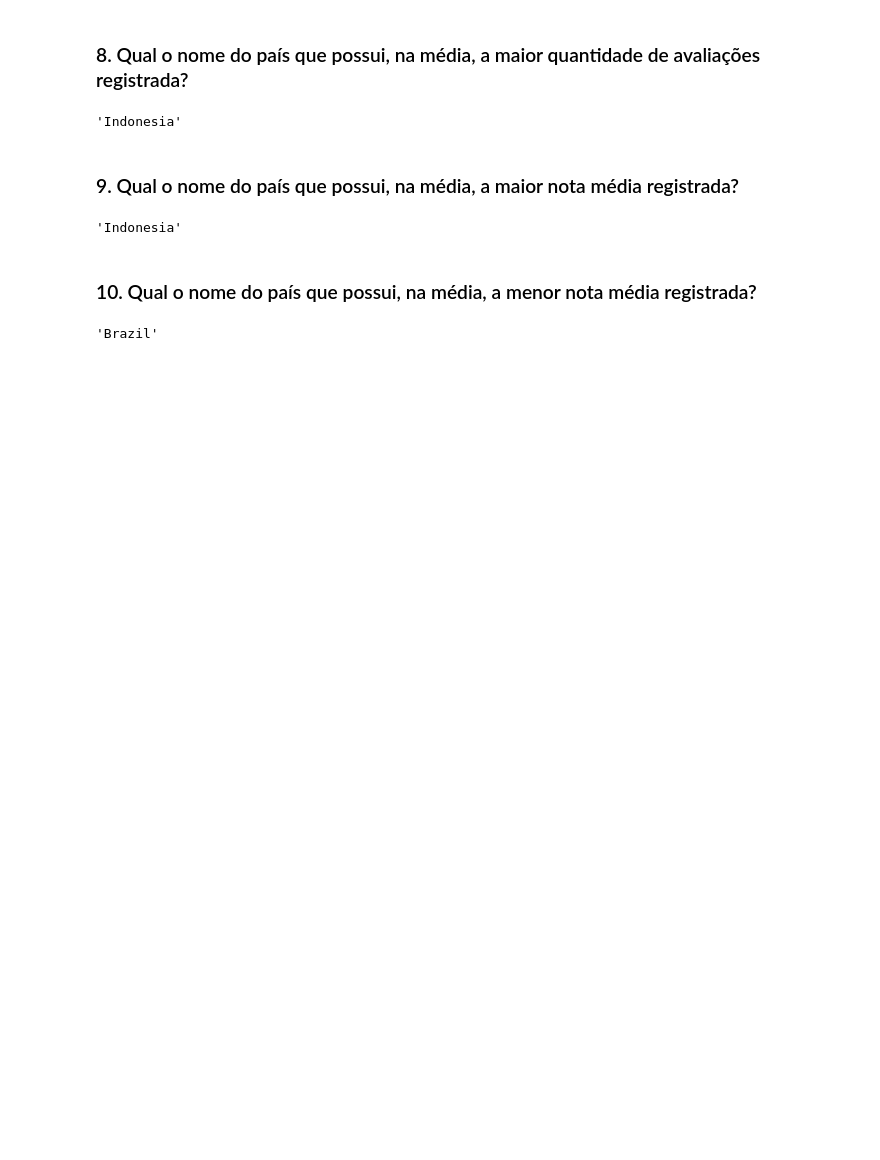
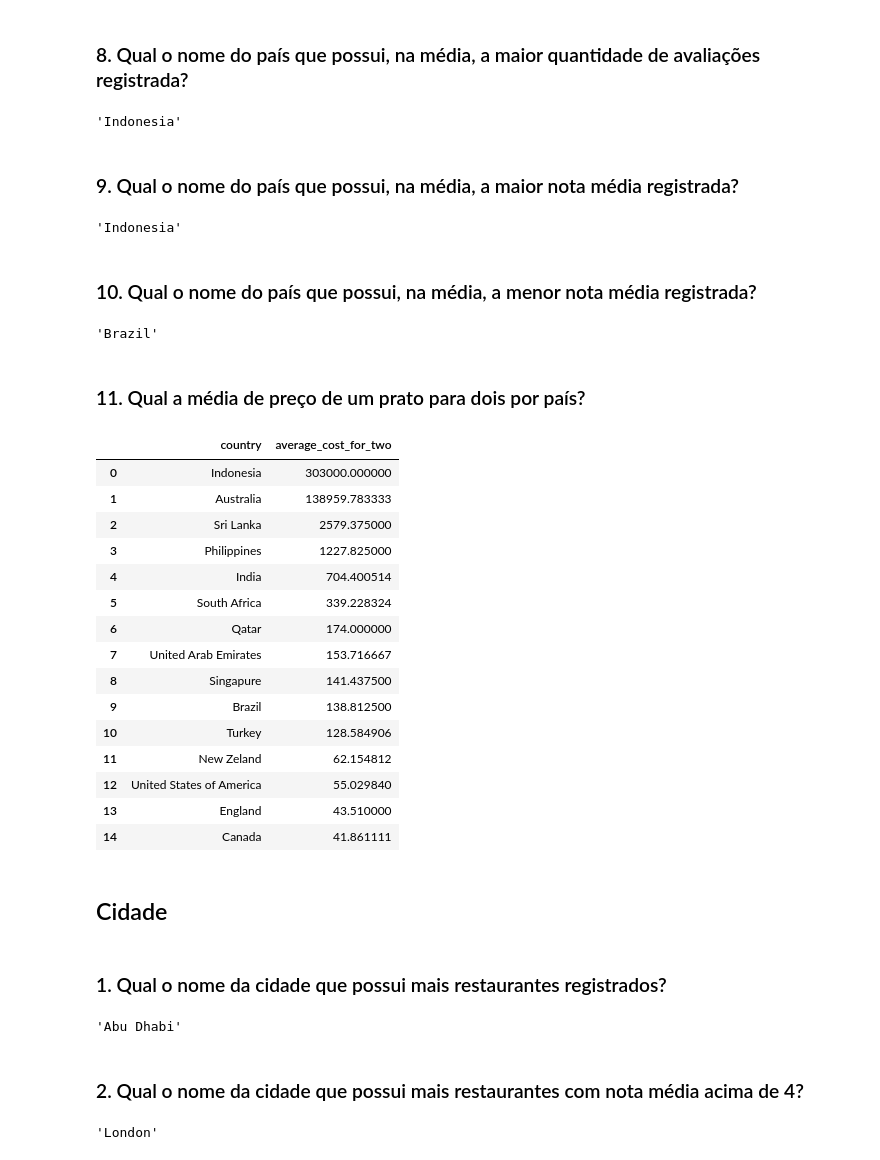
Before and after one commit to BrunnoChampZ/projeto-final-ftc, a Jupyter notebook: notebook/notebook.ipynb, the cells around one changed output. Cells and saved outputs as stored; diff of their text form; code cells hidden in the pictures; blank space fills up the shorter version.

```diff
--- a/notebook/notebook.ipynb
+++ b/notebook/notebook.ipynb
@@ -520,3 +520,53 @@ df2.loc[:, "cuisines"].nunique()
                                          .reset_index()).iloc[0, 0]
 # %% [output]
 'Brazil'
+# %% [markdown]
+### 11. Qual a média de preço de um prato para dois por país?
+# %%
+# the average cost for two by country
+(df2.loc[:, ['average_cost_for_two', 'country'] ]
+                                         .groupby('country')
+                                         .mean()
+                                         .sort_values('average_cost_for_two', ascending=False)
+                                         .reset_index())
+# %% [output]
+|  | country | average_cost_for_two |
+| 0 | Indonesia | 303000.000000 |
+| 1 | Australia | 138959.783333 |
+| 2 | Sri Lanka | 2579.375000 |
+| 3 | Philippines | 1227.825000 |
+| 4 | India | 704.400514 |
+| 5 | South Africa | 339.228324 |
+| 6 | Qatar | 174.000000 |
+| 7 | United Arab Emirates | 153.716667 |
+| 8 | Singapure | 141.437500 |
+| 9 | Brazil | 138.812500 |
+| 10 | Turkey | 128.584906 |
+| 11 | New Zeland | 62.154812 |
+| 12 | United States of America | 55.029840 |
+| 13 | England | 43.510000 |
+| 14 | Canada | 41.861111 |
+# %% [markdown]
+## Cidade
+# %% [markdown]
+### 1. Qual o nome da cidade que possui mais restaurantes registrados?
+# %%
+# The name of the city with the highest number of registered restaurants
+(df2.loc[:, ['restaurant_id', 'city'] ]
+                                    .groupby('city')
+                                    .count()
+                                    .sort_values('restaurant_id', ascending=False)
+                                    .reset_index()).iloc[0, 0]
+# %% [output]
+'Abu Dhabi'
+# %% [markdown]
+### 2. Qual o nome da cidade que possui mais restaurantes com nota média acima de 4?
+# %%
+# The name of the city with the highest number of restaurants with rating greater than 4
+(df2.loc[df2['aggregate_rating'] >= 4, ['restaurant_id', 'city'] ]
+                                         .groupby('city')
+                                         .count()
+                                         .sort_values('restaurant_id', ascending=False)
+                                         .reset_index()).iloc[0, 0]
+# %% [output]
+'London'
```
Also changed, not shown: parts of 12 cells of this notebook.
